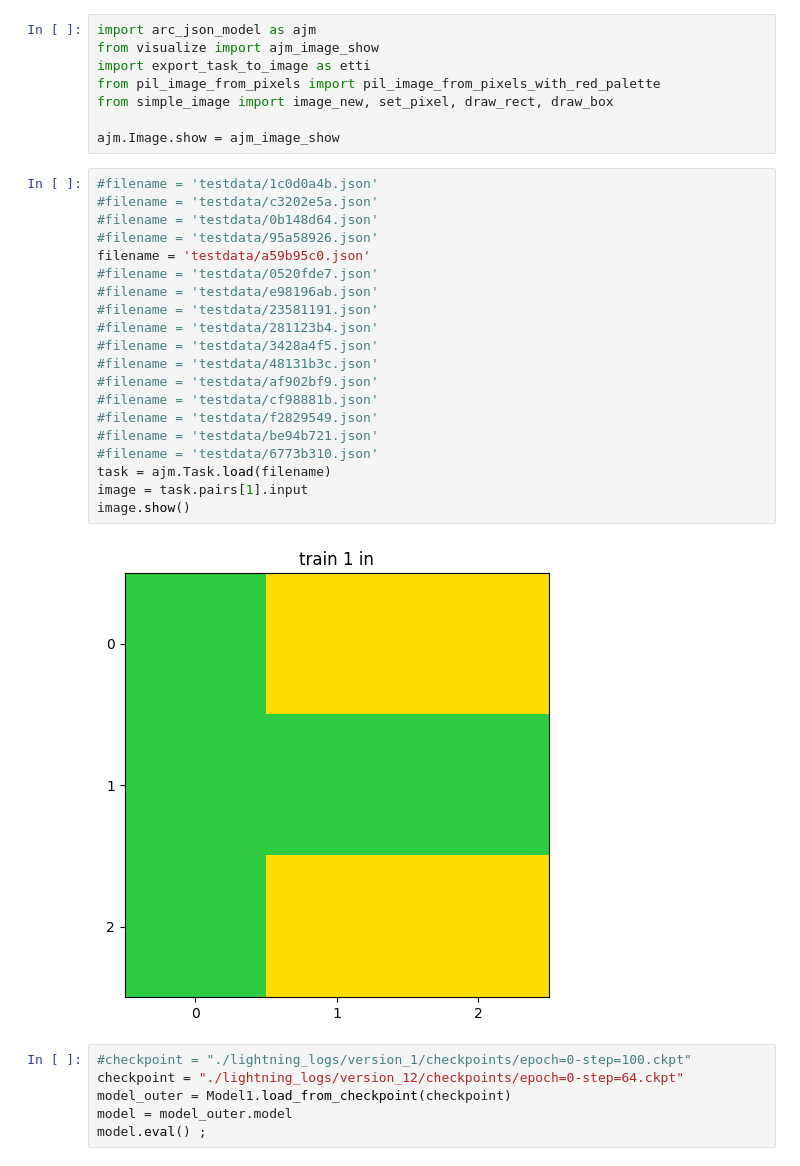
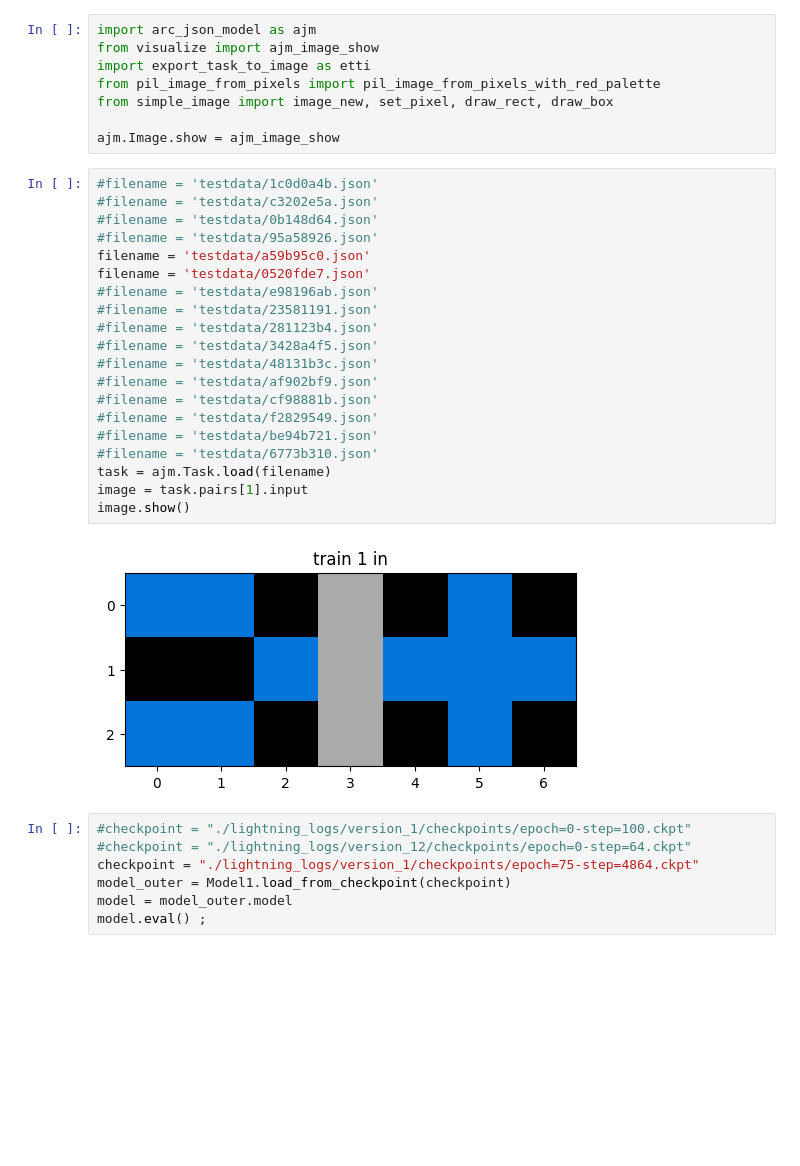
Before and after one commit to neoneye/simon-arc-lab-legacy, a Jupyter notebook: proof_of_concept/vit_pytorch_arc3/classify_colors3.ipynb, the cells around one changed output. Cells and saved outputs as stored; diff of their text form; blank space fills up the shorter version.

```diff
--- a/proof_of_concept/vit_pytorch_arc3/classify_colors3.ipynb
+++ b/proof_of_concept/vit_pytorch_arc3/classify_colors3.ipynb
@@ -147,28 +147,29 @@ ajm.Image.show = ajm_image_show
 # %%
 #filename = 'testdata/1c0d0a4b.json'
 #filename = 'testdata/c3202e5a.json'
 #filename = 'testdata/0b148d64.json'
 #filename = 'testdata/95a58926.json'
 filename = 'testdata/a59b95c0.json'
-#filename = 'testdata/0520fde7.json'
+filename = 'testdata/0520fde7.json'
 #filename = 'testdata/e98196ab.json'
 #filename = 'testdata/23581191.json'
 #filename = 'testdata/281123b4.json'
 #filename = 'testdata/3428a4f5.json'
 #filename = 'testdata/48131b3c.json'
 #filename = 'testdata/af902bf9.json'
 #filename = 'testdata/cf98881b.json'
 #filename = 'testdata/f2829549.json'
 #filename = 'testdata/be94b721.json'
 #filename = 'testdata/6773b310.json'
 task = ajm.Task.load(filename)
 image = task.pairs[1].input
 image.show()
 # %% [output]
-[figure, old version]
+[figure, new version]
 # %%
 #checkpoint = "./lightning_logs/version_1/checkpoints/epoch=0-step=100.ckpt"
-checkpoint = "./lightning_logs/version_12/checkpoints/epoch=0-step=64.ckpt"
+#checkpoint = "./lightning_logs/version_12/checkpoints/epoch=0-step=64.ckpt"
+checkpoint = "./lightning_logs/version_1/checkpoints/epoch=75-step=4864.ckpt"
 model_outer = Model1.load_from_checkpoint(checkpoint)
 model = model_outer.model
 model.eval() ;
```
Also changed, not shown: parts of 2 cells of this notebook.
